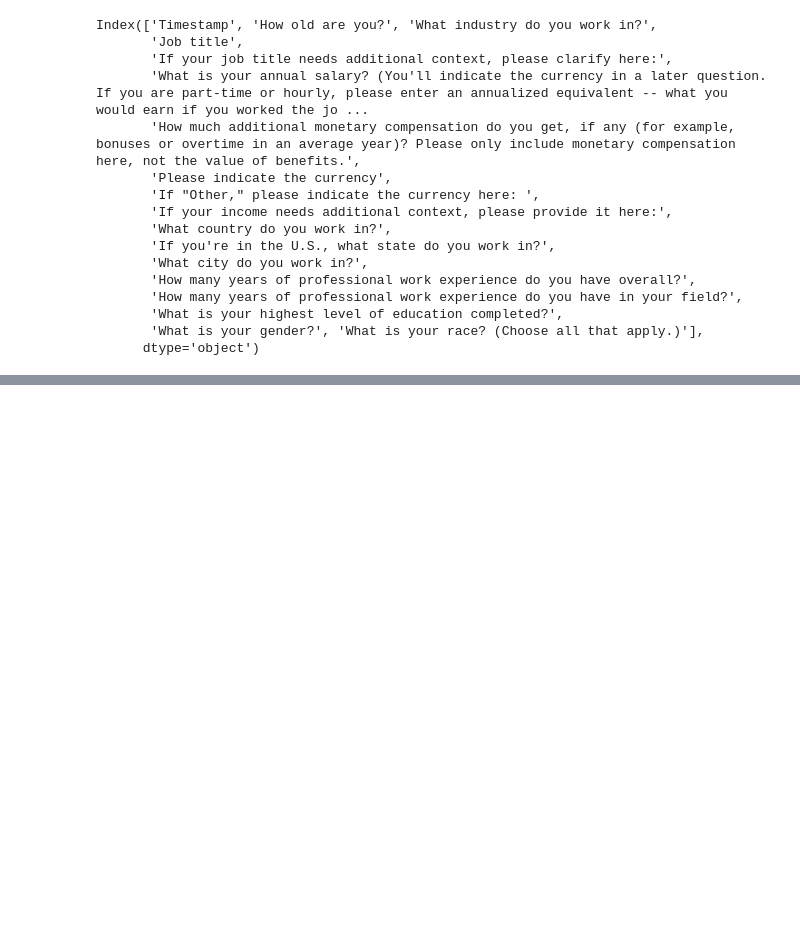
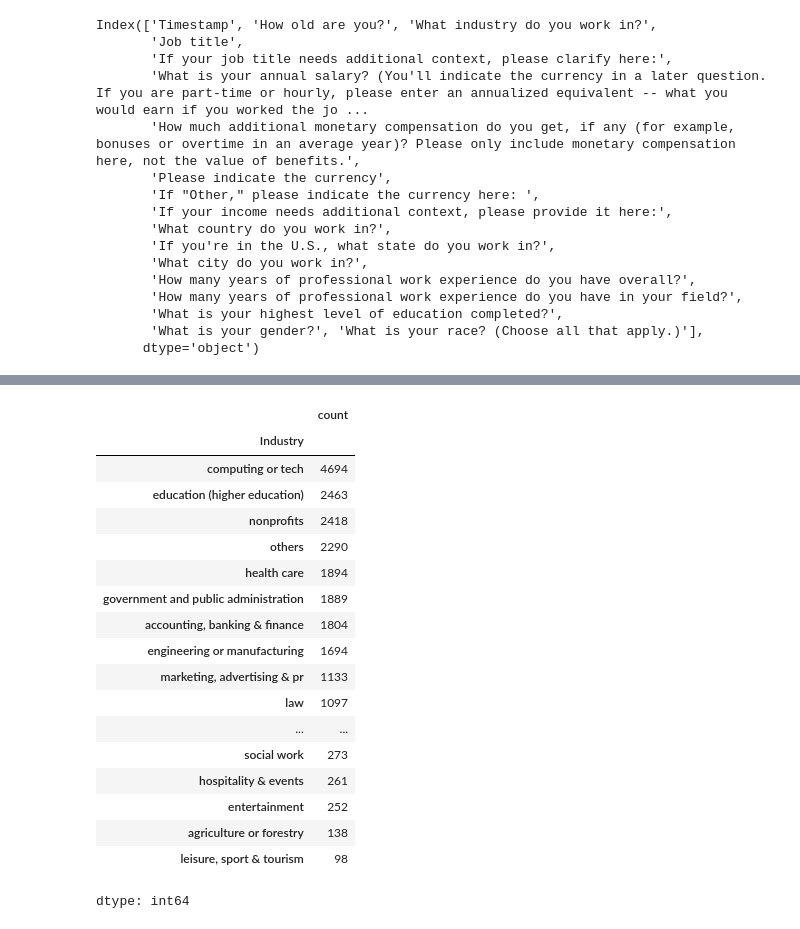
Before and after one commit to hamydang16/Data-Analysis, a Jupyter notebook: Data_cleaning.ipynb, the cells around one changed output, grey strips where cells are left out. Saved outputs shown, nothing was run; the diff lists cells and outputs as text; code cells hidden in the pictures; blank space fills up the shorter version.

```diff
--- a/Data_cleaning.ipynb
+++ b/Data_cleaning.ipynb
@@ -124,12 +155,22 @@ df['If your job title needs additional context, please clarify here:'].isnull().
-# %%
-#Drop
-df = df.drop(columns=['If your job title needs additional context, please clarify here:'])
-# %%
-#rename annual salary column
-df = df.rename(columns={df.columns[4]:'Annual Salary'})
-# %%
-#rename monetary compensation column
-df = df.rename(columns={df.columns[5]:'Additional Monetary Compensation'})
-# %%
-#rename currency column
-df = df.rename(columns={df.columns[6]:'Currency', df.columns[7]: 'Other currency'})
+# %%
+df['Industry'].str.lower().value_counts()
+# %% [output]
+|  | count |
+| Industry |  |
+| computing or tech | 4694 |
+| education (higher education) | 2463 |
+| nonprofits | 2418 |
+| others | 2290 |
+| health care | 1894 |
+| government and public administration | 1889 |
+| accounting, banking & finance | 1804 |
+| engineering or manufacturing | 1694 |
+| marketing, advertising & pr | 1133 |
+| law | 1097 |
+| ... | ... |
+| social work | 273 |
+| hospitality & events | 261 |
+| entertainment | 252 |
+| agriculture or forestry | 138 |
+| leisure, sport & tourism | 98 |
+dtype: int64
```
Also changed, not shown: parts of 20 cells of this notebook.
